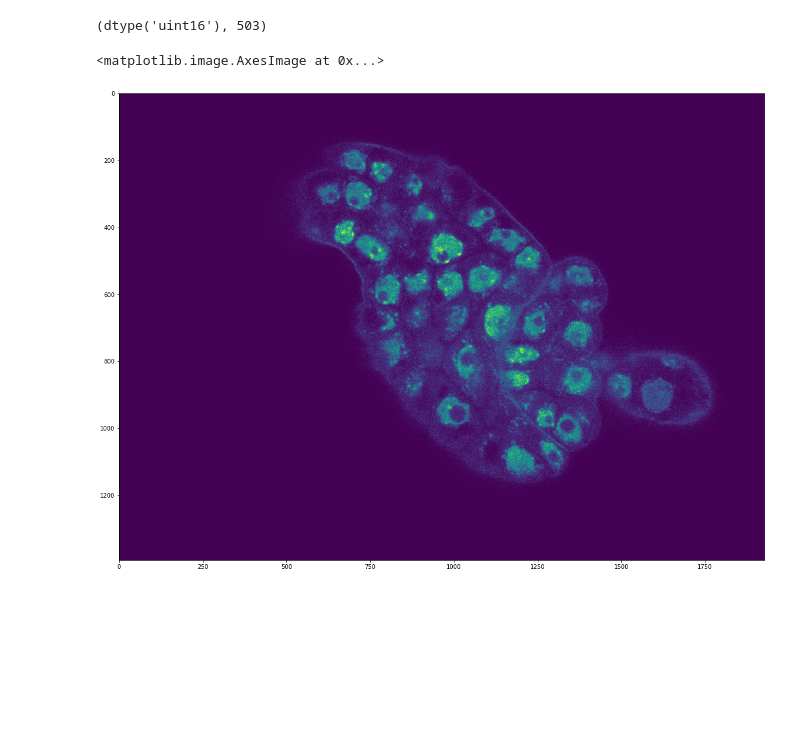
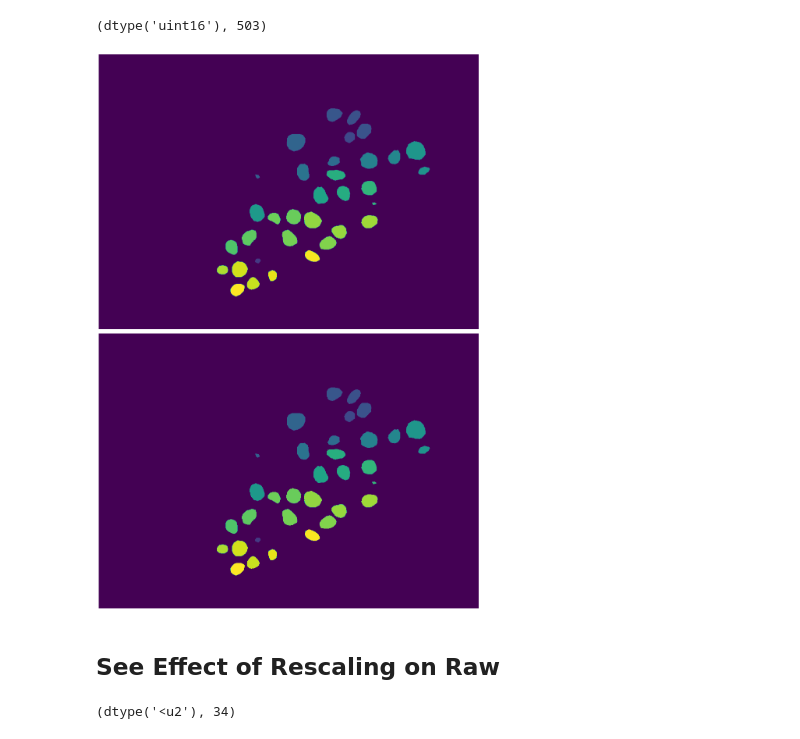
Before and after one commit to qin-yu/run-stardist, a Jupyter notebook: Rescale.ipynb, the cells around one changed output. Drawn from its saved outputs; the diff is of its cells as text; code cells hidden in the pictures; blank space fills up the shorter version.

```diff
--- a/Rescale.ipynb
+++ b/Rescale.ipynb
@@ -62,9 +63,19 @@ lab_zoomed1 = zoom(lab, (1., .5, .5), order=1)
 lab_zoomed.dtype, len(np.unique(lab_zoomed1))
 # %% [output]
 (dtype('uint16'), 503)
-# %%
-plt.figure(figsize=(20, 20))
-plt.imshow(raw[50])
-# %% [output]
-<matplotlib.image.AxesImage at 0x...>
-[figure, removed]
+# %%
+fig, axs = plt.subplots(2, 1, figsize=(20, 20))
+ax = axs[0]
+ax.imshow(lab[50])
+ax = axs[1]
+ax.imshow(lab_zoomed0[50])
+[ax.axis('off') for ax in axs]
+fig.tight_layout()
+# %% [output]
+[figure, added]
+# %% [markdown]
+## See Effect of Rescaling on Raw
+# %%
+raw.dtype, len(np.unique(raw))
+# %% [output]
+(dtype('<u2'), 34)
```
Also changed, not shown: parts of 10 cells of this notebook, 2 other files.
